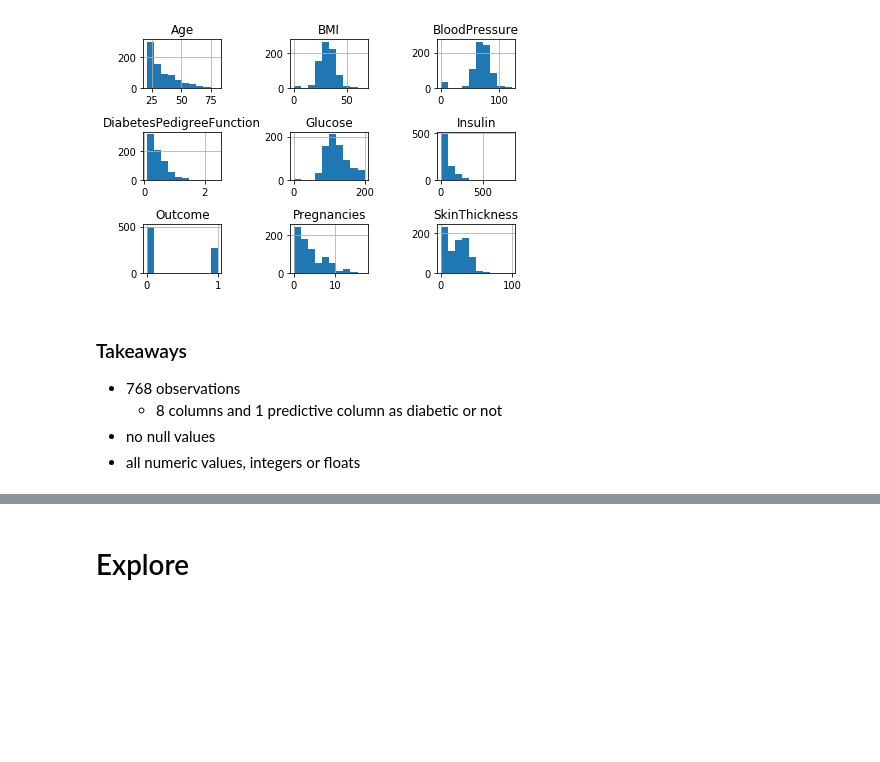
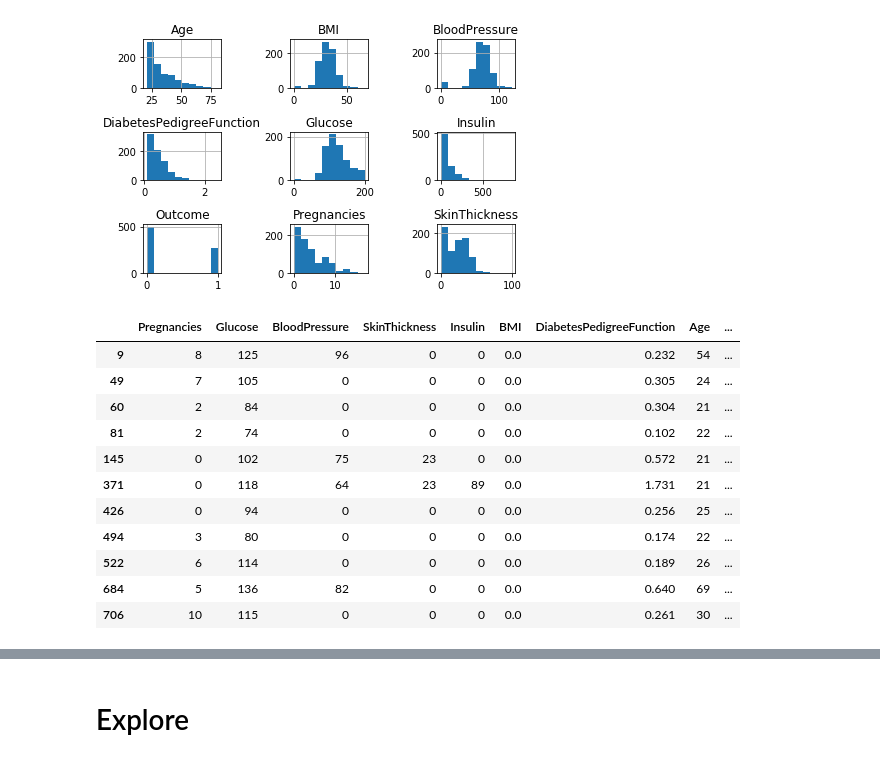
Before and after one commit to ThompsonBethany01/Predicting-Diabetes-Onset, a Jupyter notebook: Data_Analysis.ipynb, the cells around one changed output, grey strips where cells are left out. Drawn from its saved outputs; the diff is of its cells as text; code cells hidden in the pictures; blank space fills up the shorter version.

```diff
--- a/Data_Analysis.ipynb
+++ b/Data_Analysis.ipynb
@@ -70,9 +70,3 @@ df.hist()
 plt.tight_layout()
 # %% [output]
 [figure]
-# %% [markdown]
-### Takeaways
-- 768 observations
-    - 8 columns and 1 predictive column as diabetic or not
-- no null values
-- all numeric values, integers or floats
@@ -78,0 +78,16 @@ plt.tight_layout()
+# %%
+# checking observations with 0 for BMI
+df[df.BMI == 0]
+# %% [output]
+|  | Pregnancies | Glucose | BloodPressure | SkinThickness | Insulin | BMI | DiabetesPedigreeFunction | Age | ... |
+| 9 | 8 | 125 | 96 | 0 | 0 | 0.0 | 0.232 | 54 | ... |
+| 49 | 7 | 105 | 0 | 0 | 0 | 0.0 | 0.305 | 24 | ... |
+| 60 | 2 | 84 | 0 | 0 | 0 | 0.0 | 0.304 | 21 | ... |
+| 81 | 2 | 74 | 0 | 0 | 0 | 0.0 | 0.102 | 22 | ... |
+| 145 | 0 | 102 | 75 | 23 | 0 | 0.0 | 0.572 | 21 | ... |
+| 371 | 0 | 118 | 64 | 23 | 89 | 0.0 | 1.731 | 21 | ... |
+| 426 | 0 | 94 | 0 | 0 | 0 | 0.0 | 0.256 | 25 | ... |
+| 494 | 3 | 80 | 0 | 0 | 0 | 0.0 | 0.174 | 22 | ... |
+| 522 | 6 | 114 | 0 | 0 | 0 | 0.0 | 0.189 | 26 | ... |
+| 684 | 5 | 136 | 82 | 0 | 0 | 0.0 | 0.640 | 69 | ... |
+| 706 | 10 | 115 | 0 | 0 | 0 | 0.0 | 0.261 | 30 | ... |
```
Also changed, not shown: parts of 9 cells of this notebook.
